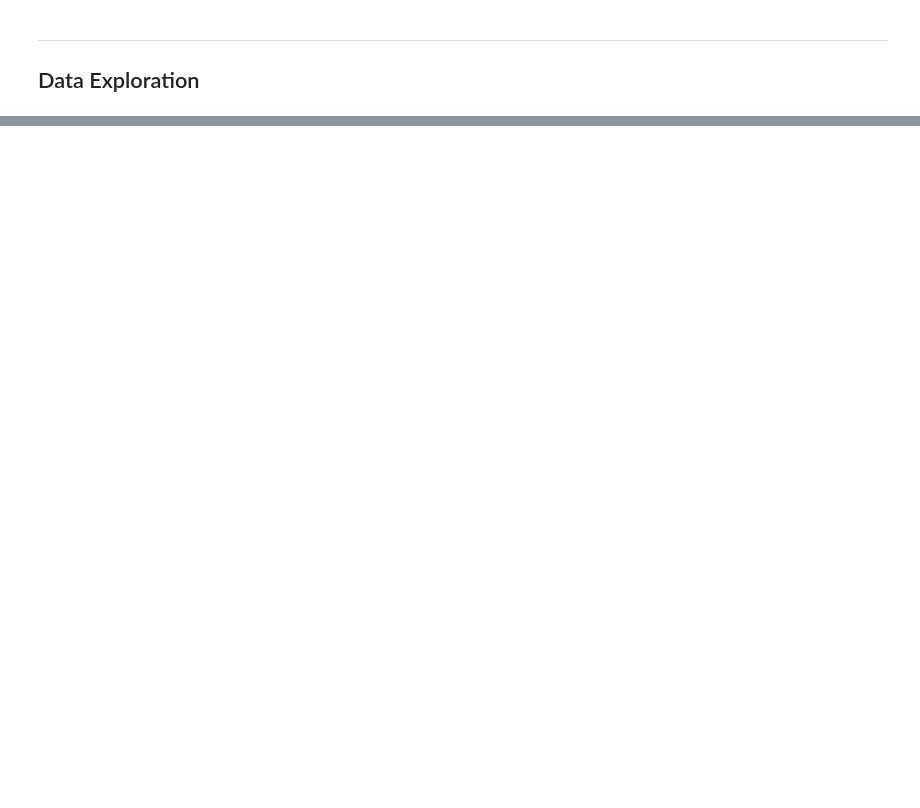
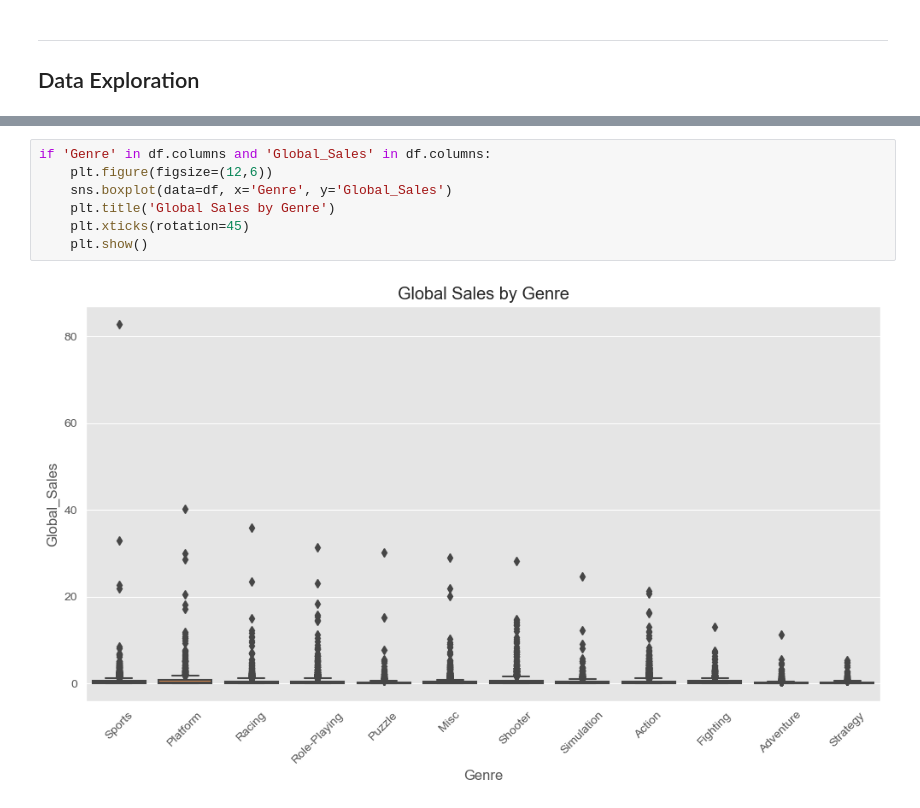
Before and after one commit to NOUR-2025/Reproducibility, a Jupyter notebook: template.ipynb, the cells around one changed output, grey strips where cells are left out. Saved outputs shown, nothing was run; the diff lists cells and outputs as text; blank space fills up the shorter version.

```diff
--- a/template.ipynb
+++ b/template.ipynb
@@ -101,0 +154,9 @@ df = load_dataset(DATA)
+# %%
+if 'Genre' in df.columns and 'Global_Sales' in df.columns:
+    plt.figure(figsize=(12,6))
+    sns.boxplot(data=df, x='Genre', y='Global_Sales')
+    plt.title('Global Sales by Genre')
+    plt.xticks(rotation=45)
+    plt.show()
+# %% [output]
+[figure, added]
```
Also changed, not shown: parts of 8 cells of this notebook.
